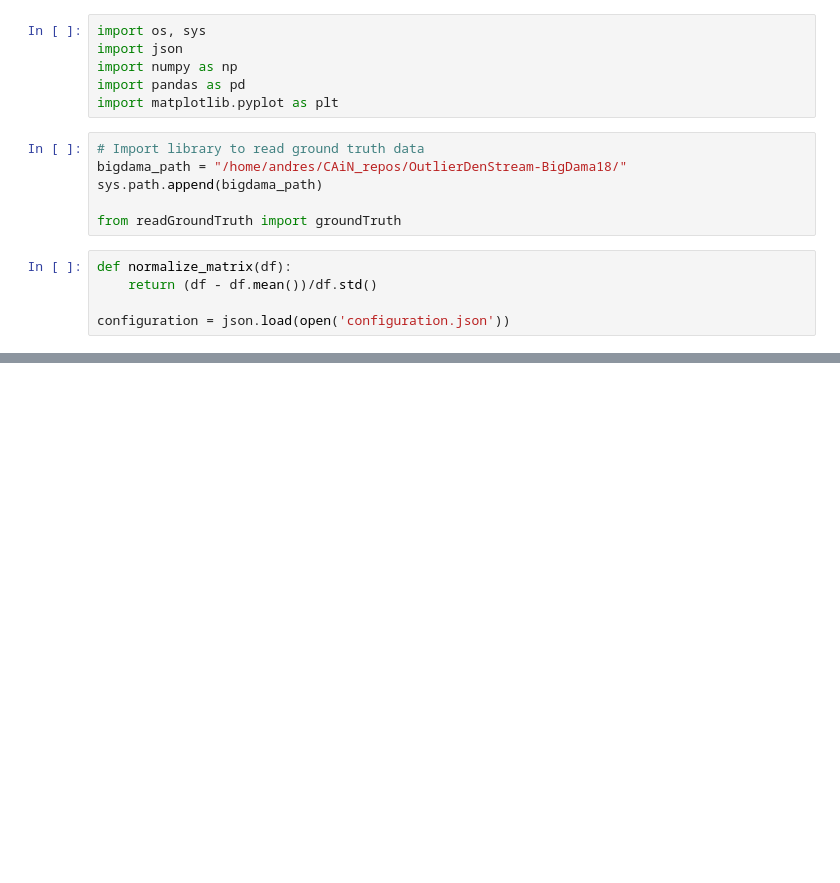
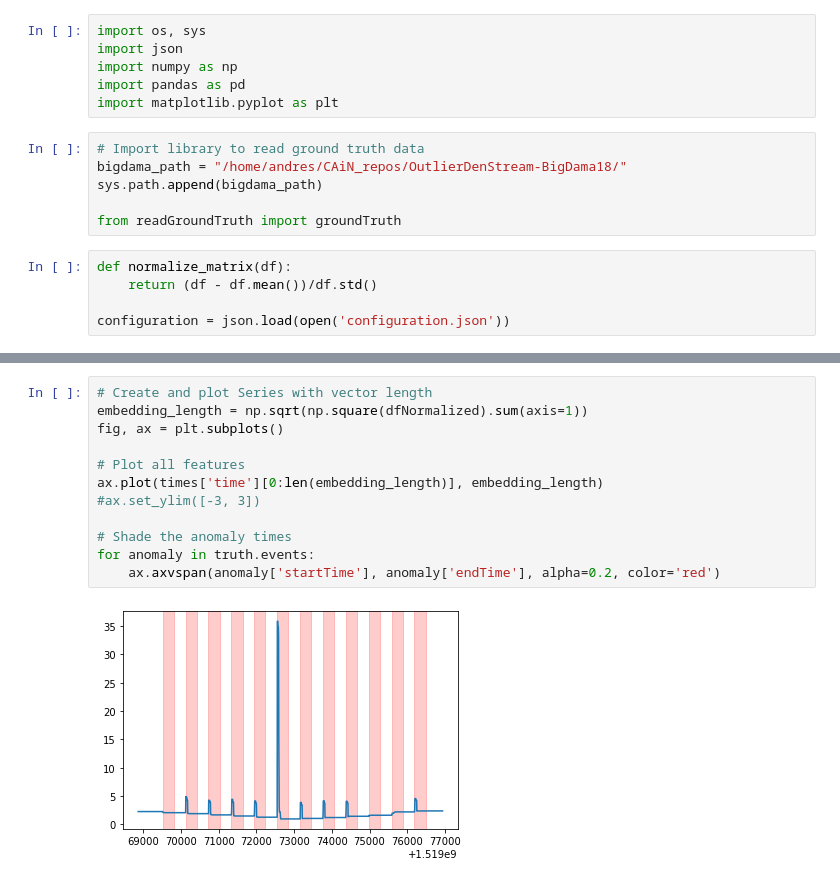
Before and after one commit to glicerico/visualize-telemetry, a Jupyter notebook: notebooks/BigDama.ipynb, the cells around one changed output, grey strips where cells are left out. Saved outputs shown, nothing was run; the diff lists cells and outputs as text; blank space fills up the shorter version.

```diff
--- a/notebooks/BigDama.ipynb
+++ b/notebooks/BigDama.ipynb
@@ -128,3 +142,17 @@ for anomaly in truth.events:
+# %%
+# Create and plot Series with vector length
+embedding_length = np.sqrt(np.square(dfNormalized).sum(axis=1))
+fig, ax = plt.subplots()
+
+# Plot all features
+ax.plot(times['time'][0:len(embedding_length)], embedding_length)
+#ax.set_ylim([-3, 3])
+
+# Shade the anomaly times
+for anomaly in truth.events:
+    ax.axvspan(anomaly['startTime'], anomaly['endTime'], alpha=0.2, color='red')
+# %% [output]
+[figure, added]
 # %%
 # Read and process Data Plane data
 
```
Also changed, not shown: parts of 7 cells of this notebook, 1 other file.
